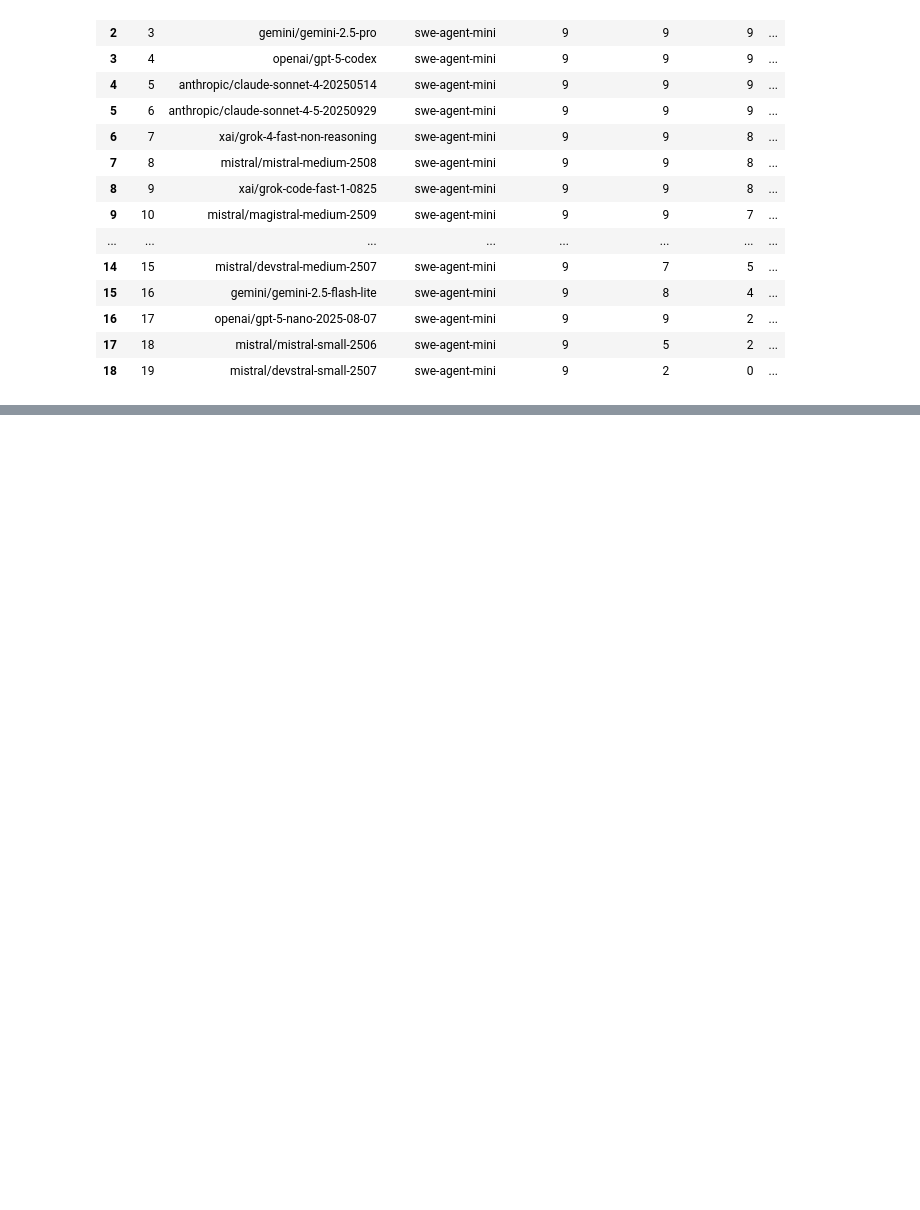
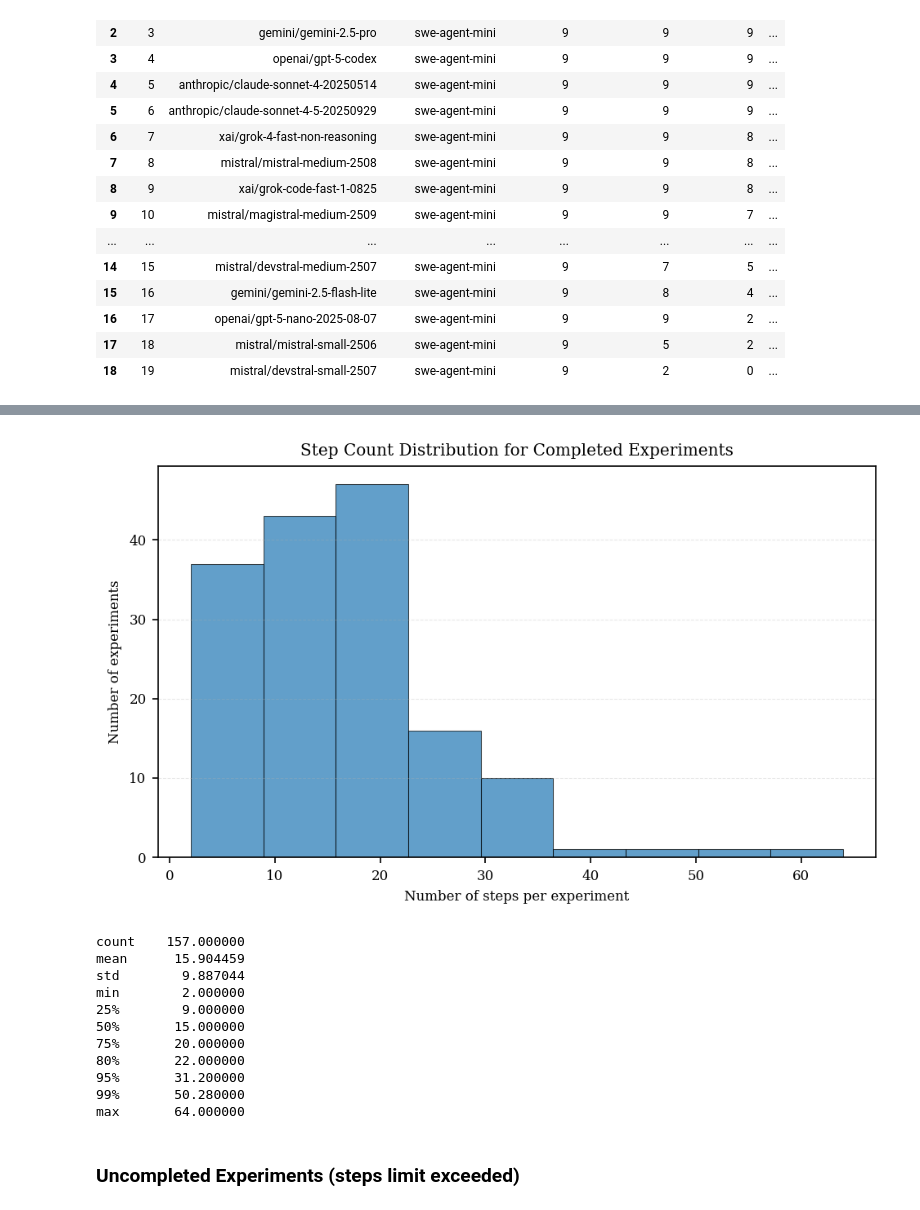
Before and after one commit to SuperMuel/BenchMac, a Jupyter notebook: analysis/analysis.ipynb, the cells around one changed output, grey strips where cells are left out. Saved outputs shown, nothing was run; the diff lists cells and outputs as text; code cells hidden in the pictures; blank space fills up the shorter version.

```diff
--- a/analysis/analysis.ipynb
+++ b/analysis/analysis.ipynb
@@ -752,12 +752,13 @@ def _extract_experiment_common(
         case "swe-agent-mini":
             experiment_cost_usd = artifacts.cost_usd if artifacts else None
         case "angular-schematics":
-            experiment_cost_usd = artifacts.cost_usd if (artifacts and artifacts.cost_usd is not None) else 0.0
+            experiment_cost_usd = (
+                artifacts.cost_usd
+                if (artifacts and artifacts.cost_usd is not None)
+                else 0.0
+            )
         case _:
             raise ValueError(f"Unknown scaffold: {scaffold}")
-
-
-
 
     return {
         "experiment_id": experiment.id,
@@ -1025,0 +2114,69 @@ the manuscript or dashboard.
+# %%
+import matplotlib.pyplot as plt
+
+# Only keep experiments where experiment_status == "completed"
+completed_df = df[df["experiment_status"] == "completed"]
+series = completed_df["experiment_step_count"]
+if hasattr(series, "dropna"):
+    series = series.dropna()
+
+# Use Sturges' rule to determine the number of bins
+n = len(series)
+bins = math.ceil(math.log2(n) + 1) if n > 0 else 1
+
+plt.figure(figsize=(6.5, 4), dpi=150)
+plt.hist(
+    series,
+    bins=bins,
+    color="tab:blue",
+    alpha=0.7,
+    edgecolor="black",
+    linewidth=0.5,
+)
+plt.xlabel("Number of steps per experiment")
+plt.ylabel("Number of experiments")
+plt.title("Step Count Distribution for Completed Experiments")
+plt.grid(True, axis="y", alpha=0.3, linestyle="--", linewidth=0.5)
+plt.tight_layout()
+plt.show()
+
+# Summary statistics
+percentiles = [0, 25, 50, 75, 80, 95, 99, 100]
+desc = series.describe(percentiles=[p / 100 for p in percentiles])
+# Only show count, mean, std, min, 25, 50, 75, 80, 95, 99, max
+keys = [
+    "count",
+    "mean",
+    "std",
+    "min",
+    "25%",
+    "50%",
+    "75%",
+    "80%",
+    "95%",
+    "99%",
+    "max",
+]
+# Map percentiles to their string keys
+desc = desc.rename(
+    {
+        f"{p}%": f"{int(p)}%" for p in [25, 50, 75, 80, 95, 99]
+    }
+)
+# Print only the selected stats
+print(desc.loc[[k for k in keys if k in desc]].to_string())
+# %% [output]
+[figure, added]
+count    157.000000
+mean      15.904459
+std        9.887044
+min        2.000000
+25%        9.000000
+50%       15.000000
+75%       20.000000
+80%       22.000000
+95%       31.200000
+99%       50.280000
+max       64.000000
+# %% [markdown]
+### Uncompleted Experiments (steps limit exceeded)
```
Also changed, not shown: parts of 28 cells of this notebook, 4 other files.
